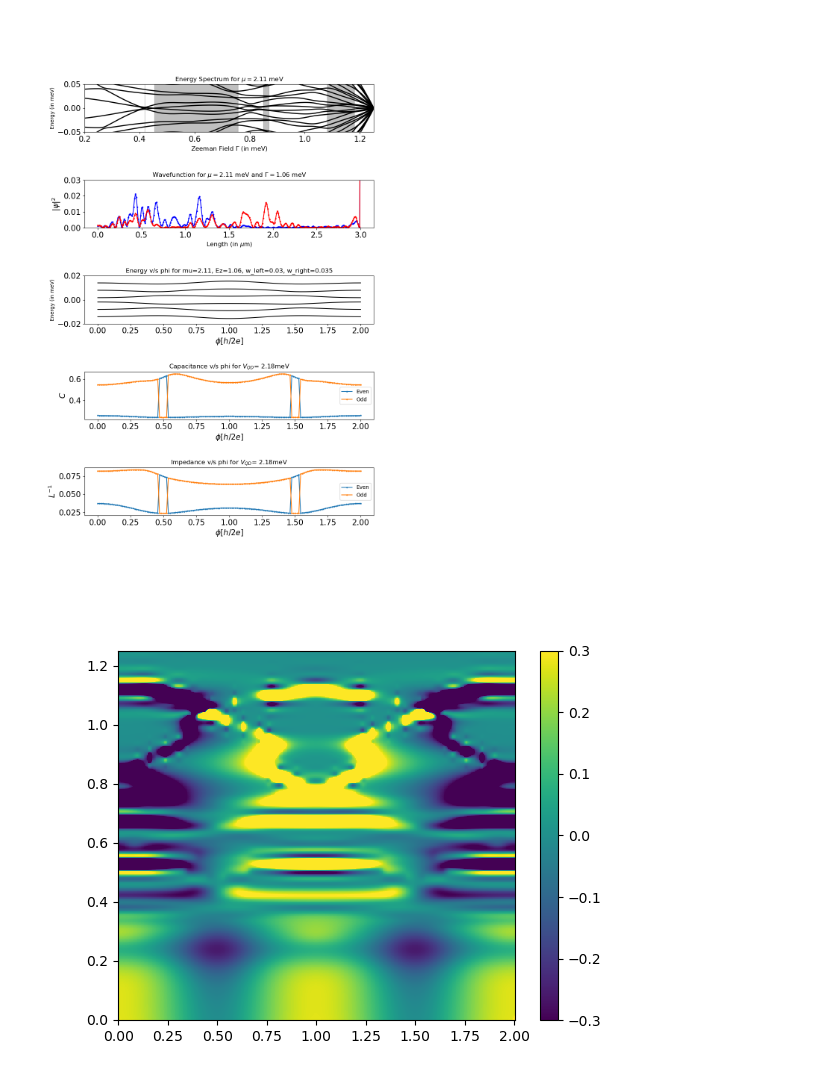
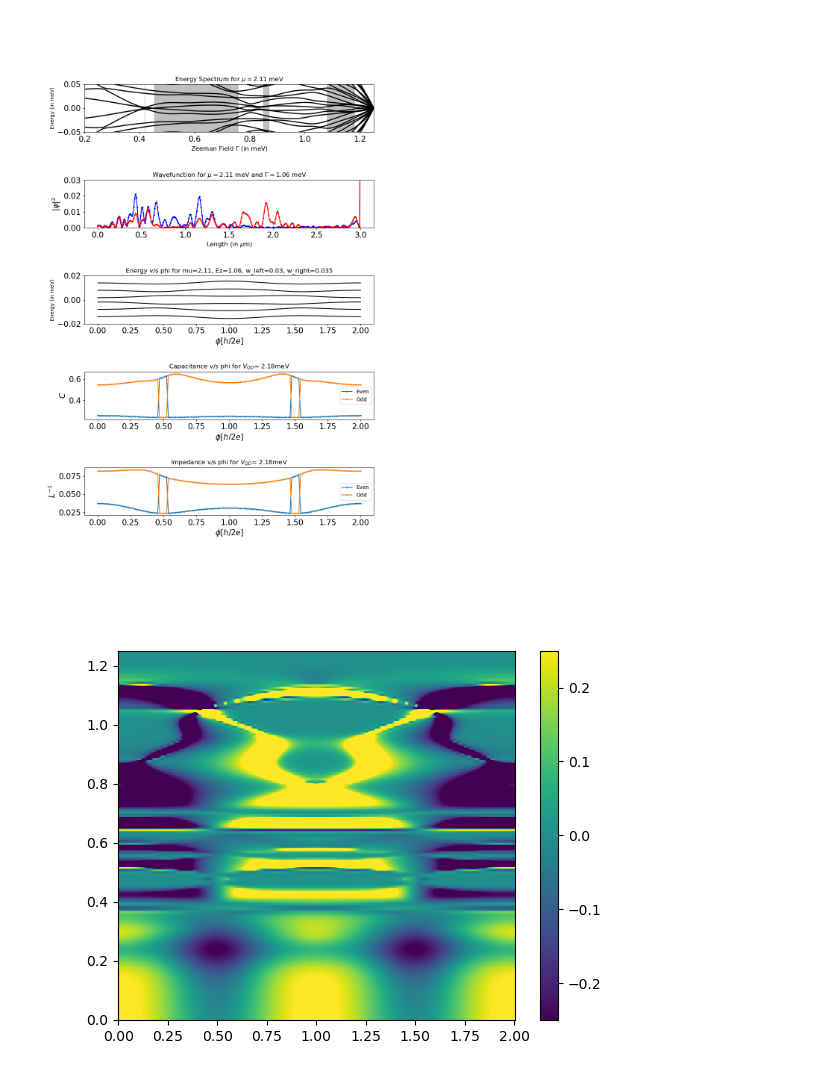
Before and after one commit to binayyakbhroy/Impedance_Simulations, a Jupyter notebook: Impedance_result_generation.ipynb, the cells around one changed output. Cells and saved outputs as stored; diff of their text form; code cells hidden in the pictures.

Commit message:
Minor additions of contour plots

```diff
--- a/Impedance_result_generation.ipynb
+++ b/Impedance_result_generation.ipynb
@@ -70,7 +70,7 @@ phi_high_loc = 2.0*np.pi
 phi_points_loc = 200
 gam_low_loc = 0.0
 gam_high_loc = 1.25
-gam_points_loc = 150
+gam_points_loc = 200
 w_left_loc = 0.025
 w_right_loc = 0.025
 V_QD_loc = 0.551
@@ -583,9 +583,9 @@ Delta_L_dens = f_L(angles_fine, gam_range_loc_fine)
 # %%
 fig, ax_dens = plt.subplots()
 angles = np.linspace(0.0, 2.0, params.phi_points)
-pcm = ax_dens.pcolor(angles_fine, gam_range_loc_fine, Delta_C_fine.T, vmin=-0.3, vmax=0.3)
+pcm = ax_dens.pcolor(angles_fine, gam_range_loc_fine, Delta_C_fine.T, vmin=-0.25, vmax=0.25)
 #ax_dens.set_yscale('log')
 plt.colorbar(pcm)
 plt.show()
 # %% [output]
-[figure, old version]
+[figure, new version]
```
Also changed, not shown: parts of 5 cells of this notebook, 4 other files.
